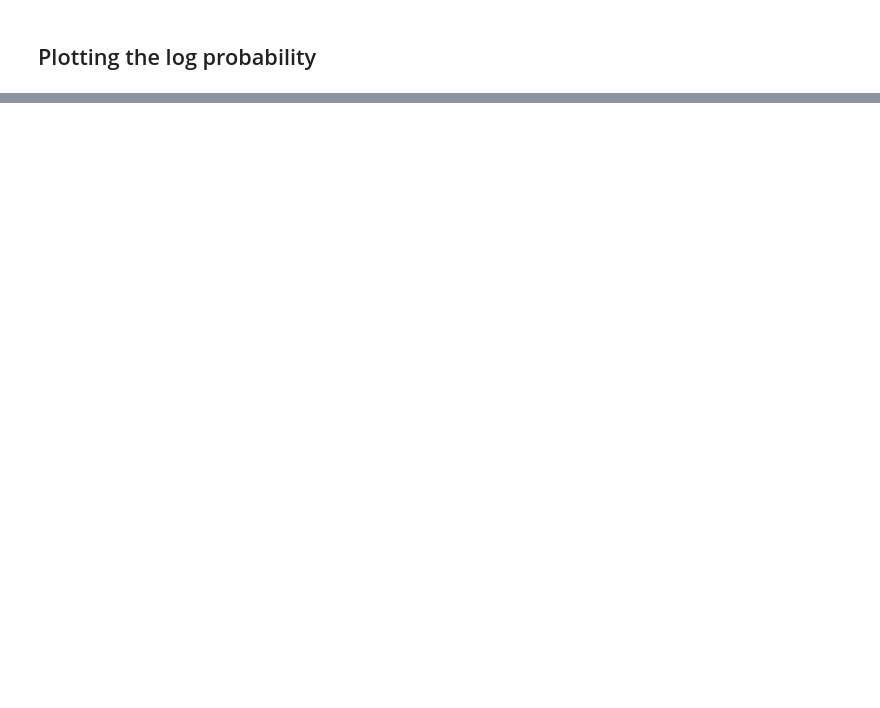
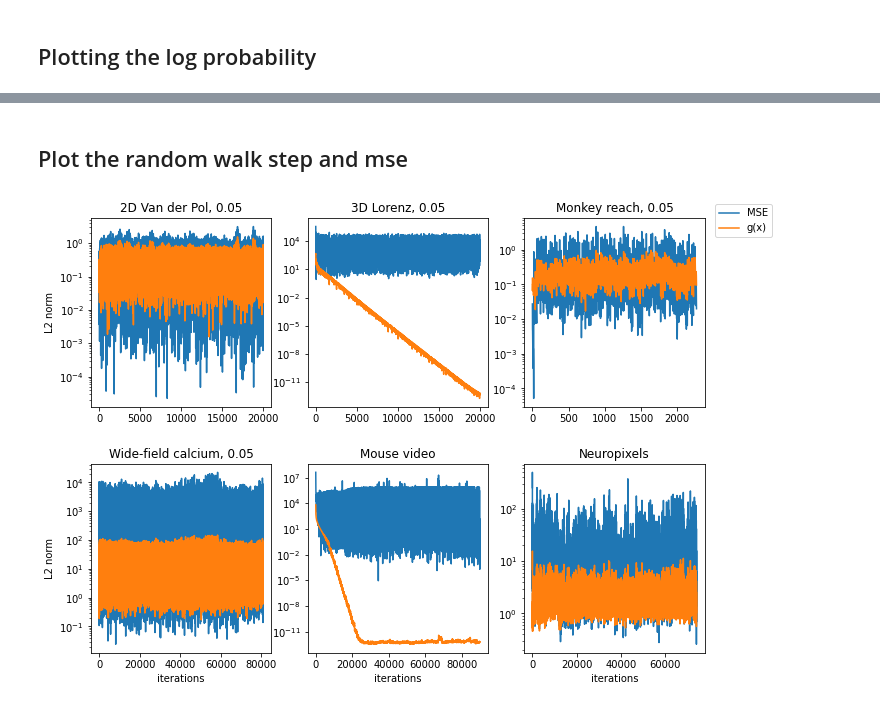
Before and after one commit to pearsonlab/Bubblewrap, a Jupyter notebook: models/log prob computation - sampled version (ZP 2016).ipynb, the cells around one changed output, grey strips where cells are left out. Drawn from its saved outputs; the diff is of its cells as text; code cells hidden in the pictures; blank space fills up the shorter version.

```diff
--- a/models/log prob computation - sampled version (ZP 2016).ipynb
+++ b/models/log prob computation - sampled version (ZP 2016).ipynb
@@ -338,0 +371,49 @@ bwrap[nn//2:].mean(), bwrap[nn//2:].std()
+# %% [markdown]
+## Plot the random walk step and mse
+# %%
+steps = np.load('zp2016_step.npz')
+# %%
+mses = np.load('zp2016_mse.npz')
+# %%
+fig, axs = plt.subplots(2, 3, figsize=(11, 8))
+plt.subplots_adjust(hspace=0.3)
+
+axs[0,0].plot(mses['vdp'], label="MSE")
+axs[0,0].plot(steps['vdp'], label="g(x)")
+axs[0,0].set_yscale("log")
+axs[0,0].set_ylabel("L2 norm")
+axs[0,0].set_title('2D Van der Pol, 0.05')
+
+axs[0,1].plot(mses['lorenz'], label="MSE")
+axs[0,1].plot(steps['lorenz'], label="g(x)")
+axs[0,1].set_yscale("log")
+axs[0,1].set_title('3D Lorenz, 0.05')
+
+axs[0,2].plot(mses['jpca'], label="MSE")
+axs[0,2].plot(steps['jpca'], label="g(x)")
+axs[0,2].set_yscale("log")
+axs[0,2].set_title('Monkey reach, 0.05')
+
+axs[1,0].plot(mses['widefield'], label="MSE")
+axs[1,0].plot(steps['widefield'], label="g(x)")
+axs[1,0].set_yscale("log")
+axs[1,0].set_xlabel("iterations")
+axs[1,0].set_ylabel("L2 norm")
+axs[1,0].set_title('Wide-field calcium, 0.05')
+
+axs[1,1].plot(mses['mouse'], label="MSE")
+axs[1,1].plot(steps['mouse'], label="g(x)")
+axs[1,1].set_yscale("log")
+axs[1,1].set_xlabel("iterations")
+axs[1,1].set_title('Mouse video')
+
+axs[1,2].plot(mses['neuropixel'], label="MSE")
+axs[1,2].plot(steps['neuropixel'], label="g(x)")
+axs[1,2].set_yscale("log")
+axs[1,2].set_xlabel("iterations")
+axs[1,2].set_title('Neuropixels')
+
+plt.legend(bbox_to_anchor=(1.4, 2.4))
+plt.savefig('steps.png')
+# %% [output]
+[figure, added]
```
Also changed, not shown: parts of 22 cells of this notebook.
